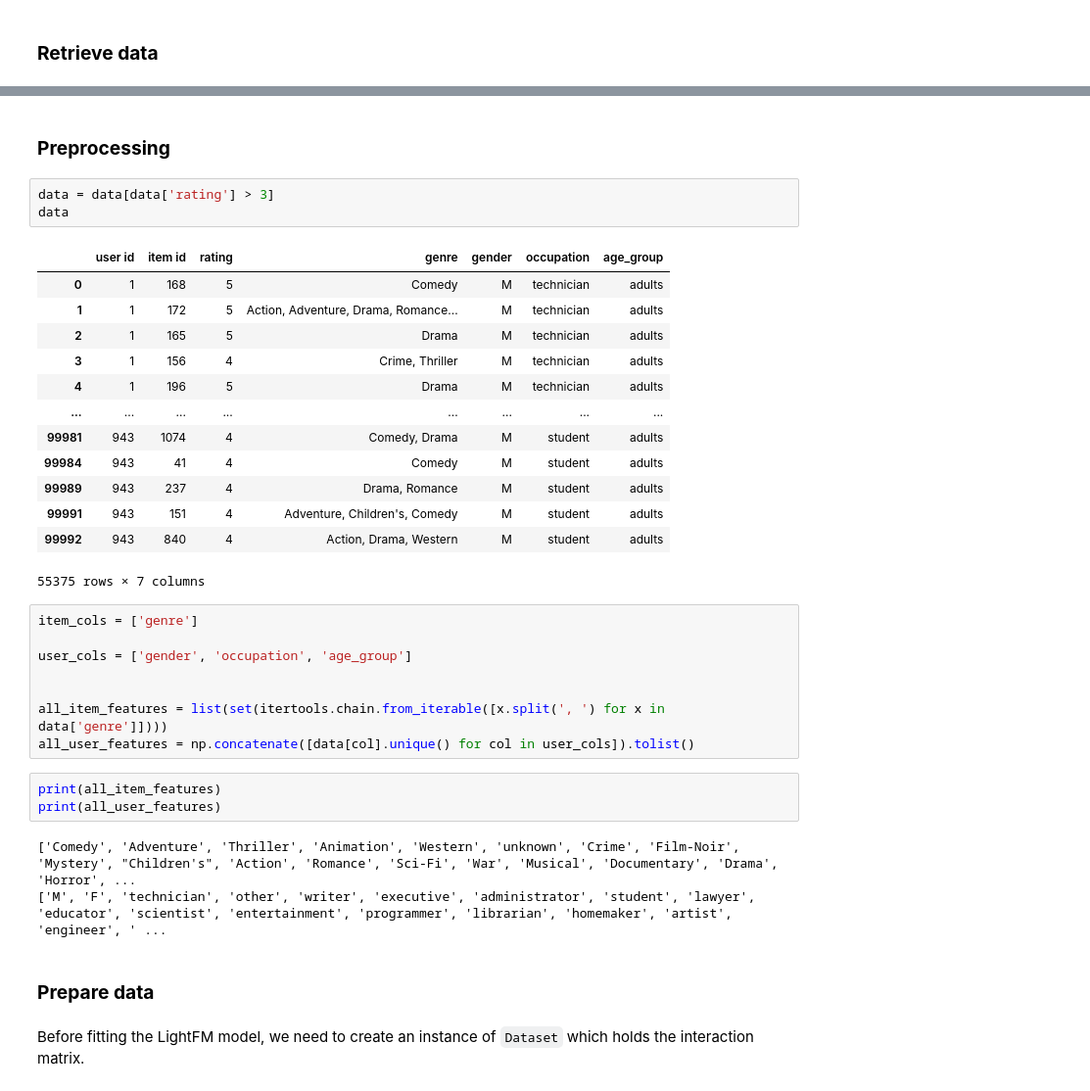
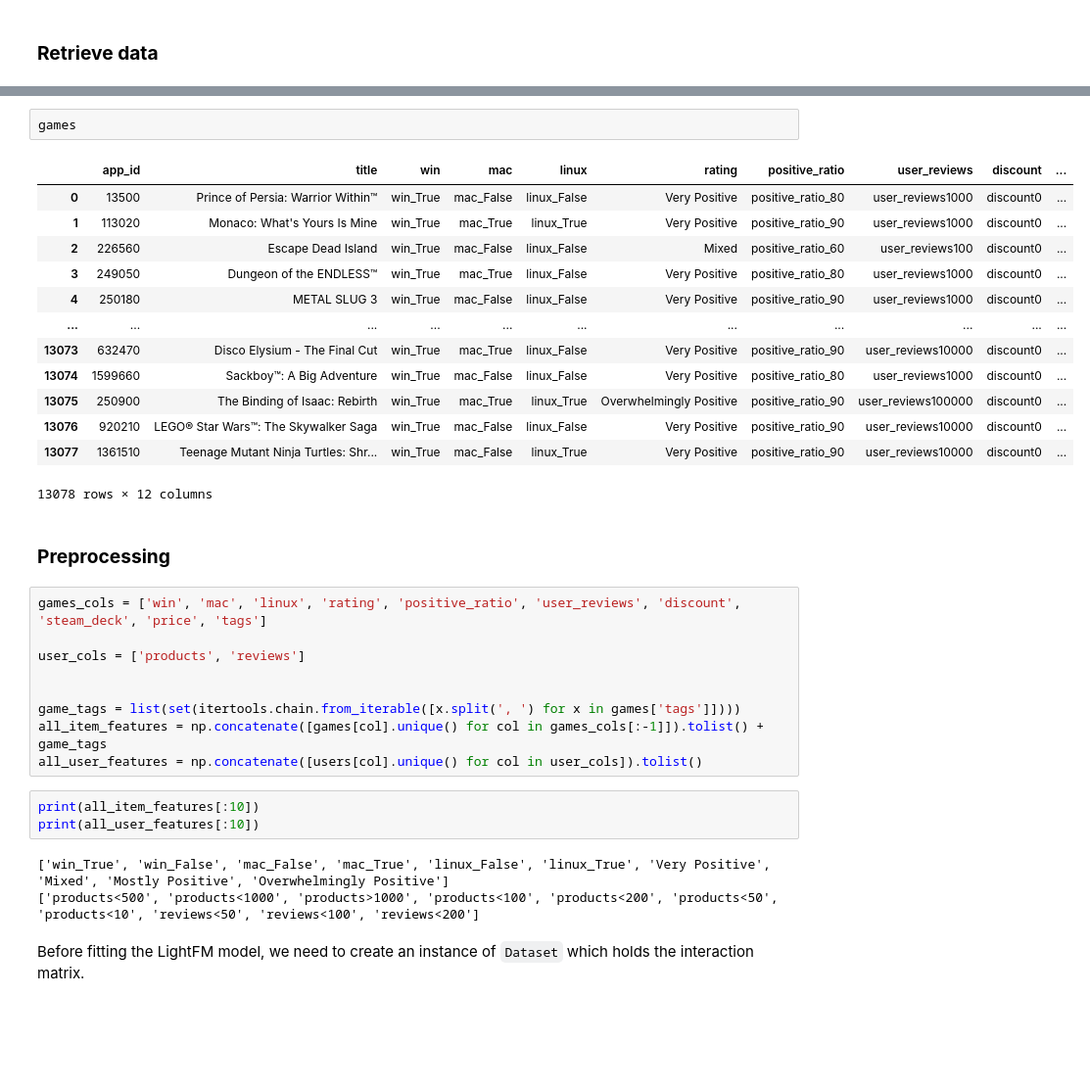
Before and after one commit to thehir0/steam-recsys, a Jupyter notebook: notebooks/lightfm_hybrid.ipynb, the cells around one changed output, grey strips where cells are left out. Shown at 98% size. Saved outputs shown, nothing was run; the diff lists cells and outputs as text; blank space fills up the shorter version.

```diff
--- a/notebooks/lightfm_hybrid.ipynb
+++ b/notebooks/lightfm_hybrid.ipynb
@@ -127,38 +145,36 @@ data
+# %%
+games
+# %% [output]
+|  | app_id | title | win | mac | linux | rating | positive_ratio | user_reviews | discount | ... |
+| 0 | 13500 | Prince of Persia: Warrior Within™ | win_True | mac_False | linux_False | Very Positive | positive_ratio_80 | user_reviews1000 | discount0 | ... |
+| 1 | 113020 | Monaco: What's Yours Is Mine | win_True | mac_True | linux_True | Very Positive | positive_ratio_90 | user_reviews1000 | discount0 | ... |
+| 2 | 226560 | Escape Dead Island | win_True | mac_False | linux_False | Mixed | positive_ratio_60 | user_reviews100 | discount0 | ... |
+| 3 | 249050 | Dungeon of the ENDLESS™ | win_True | mac_True | linux_False | Very Positive | positive_ratio_80 | user_reviews1000 | discount0 | ... |
+| 4 | 250180 | METAL SLUG 3 | win_True | mac_False | linux_False | Very Positive | positive_ratio_90 | user_reviews1000 | discount0 | ... |
+| ... | ... | ... | ... | ... | ... | ... | ... | ... | ... | ... |
+| 13073 | 632470 | Disco Elysium - The Final Cut | win_True | mac_True | linux_False | Very Positive | positive_ratio_90 | user_reviews10000 | discount0 | ... |
+| 13074 | 1599660 | Sackboy™: A Big Adventure | win_True | mac_False | linux_False | Very Positive | positive_ratio_80 | user_reviews1000 | discount0 | ... |
+| 13075 | 250900 | The Binding of Isaac: Rebirth | win_True | mac_True | linux_True | Overwhelmingly Positive | positive_ratio_90 | user_reviews100000 | discount0 | ... |
+| 13076 | 920210 | LEGO® Star Wars™: The Skywalker Saga | win_True | mac_False | linux_False | Very Positive | positive_ratio_90 | user_reviews10000 | discount0 | ... |
+| 13077 | 1361510 | Teenage Mutant Ninja Turtles: Shr... | win_True | mac_False | linux_True | Very Positive | positive_ratio_90 | user_reviews10000 | discount0 | ... |
+13078 rows × 12 columns
 # %% [markdown]
 ### **Preprocessing**
-# %%
-data = data[data['rating'] > 3]
-data
-# %% [output]
-|  | user id | item id | rating | genre | gender | occupation | age_group |
-| 0 | 1 | 168 | 5 | Comedy | M | technician | adults |
-| 1 | 1 | 172 | 5 | Action, Adventure, Drama, Romance... | M | technician | adults |
-| 2 | 1 | 165 | 5 | Drama | M | technician | adults |
-| 3 | 1 | 156 | 4 | Crime, Thriller | M | technician | adults |
-| 4 | 1 | 196 | 5 | Drama | M | technician | adults |
-| ... | ... | ... | ... | ... | ... | ... | ... |
-| 99981 | 943 | 1074 | 4 | Comedy, Drama | M | student | adults |
-| 99984 | 943 | 41 | 4 | Comedy | M | student | adults |
-| 99989 | 943 | 237 | 4 | Drama, Romance | M | student | adults |
-| 99991 | 943 | 151 | 4 | Adventure, Children's, Comedy | M | student | adults |
-| 99992 | 943 | 840 | 4 | Action, Drama, Western | M | student | adults |
-55375 rows × 7 columns
 # %%
-item_cols = ['genre']
+games_cols = ['win', 'mac', 'linux', 'rating', 'positive_ratio', 'user_reviews', 'discount', 'steam_deck', 'price', 'tags']
 
-user_cols = ['gender', 'occupation', 'age_group']
+user_cols = ['products', 'reviews']
 
 
-all_item_features = list(set(itertools.chain.from_iterable([x.split(', ') for x in data['genre']])))
-all_user_features = np.concatenate([data[col].unique() for col in user_cols]).tolist()
+game_tags = list(set(itertools.chain.from_iterable([x.split(', ') for x in games['tags']])))
+all_item_features = np.concatenate([games[col].unique() for col in games_cols[:-1]]).tolist() + game_tags
+all_user_features = np.concatenate([users[col].unique() for col in user_cols]).tolist()
 # %%
-print(all_item_features)
-print(all_user_features)
+print(all_item_features[:10])
+print(all_user_features[:10])
 # %% [output]
-['Comedy', 'Adventure', 'Thriller', 'Animation', 'Western', 'unknown', 'Crime', 'Film-Noir', 'Mystery', "Children's", 'Action', 'Romance', 'Sci-Fi', 'War', 'Musical', 'Documentary', 'Drama', 'Horror', ...
-['M', 'F', 'technician', 'other', 'writer', 'executive', 'administrator', 'student', 'lawyer', 'educator', 'scientist', 'entertainment', 'programmer', 'librarian', 'homemaker', 'artist', 'engineer', ' ...
+['win_True', 'win_False', 'mac_False', 'mac_True', 'linux_False', 'linux_True', 'Very Positive', 'Mixed', 'Mostly Positive', 'Overwhelmingly Positive']
+['products<500', 'products<1000', 'products>1000', 'products<100', 'products<200', 'products<50', 'products<10', 'reviews<50', 'reviews<100', 'reviews<200']
-# %% [markdown]
-### **Prepare data**
 # %% [markdown]
 Before fitting the LightFM model, we need to create an instance of `Dataset` which holds the interaction matrix.
 # %%
```
Also changed, not shown: parts of 13 cells of this notebook, 9 other files.
